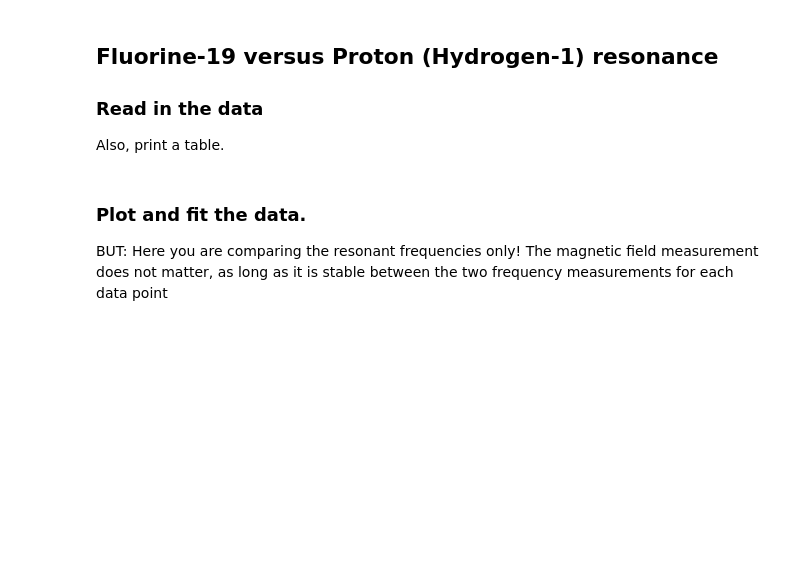
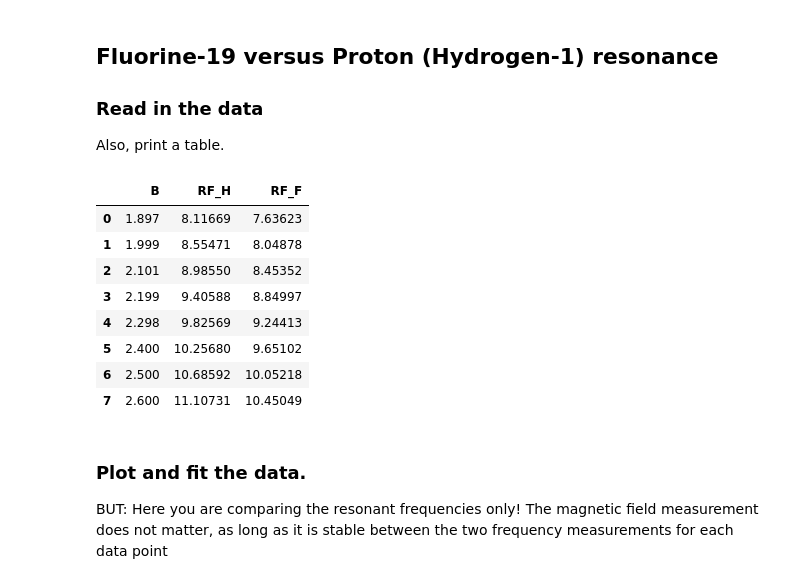
Before and after one commit to ahserhan/CMX, a Jupyter notebook: CWNMR/Continuous NMR Analysis.ipynb, the cells around one changed output. Drawn from its saved outputs; the diff is of its cells as text; code cells hidden in the pictures; blank space fills up the shorter version.

```diff
--- a/CWNMR/Continuous NMR Analysis.ipynb
+++ b/CWNMR/Continuous NMR Analysis.ipynb
@@ -212,6 +212,18 @@ Calculated value of g-factor: 5.57212±0.00776
 Also, print a table.
 # %%
 # Use pd.read_csv(), as you did earlier
+compare_data = pd.read_csv('F19.csv')
+compare_data
+# %% [output]
+|  | B | RF_H | RF_F |
+| 0 | 1.897 | 8.11669 | 7.63623 |
+| 1 | 1.999 | 8.55471 | 8.04878 |
+| 2 | 2.101 | 8.98550 | 8.45352 |
+| 3 | 2.199 | 9.40588 | 8.84997 |
+| 4 | 2.298 | 9.82569 | 9.24413 |
+| 5 | 2.400 | 10.25680 | 9.65102 |
+| 6 | 2.500 | 10.68592 | 10.05218 |
+| 7 | 2.600 | 11.10731 | 10.45049 |
 # %% [markdown]
 ### Plot and fit the data.
 
```
Also changed, not shown: parts of 9 cells of this notebook.
